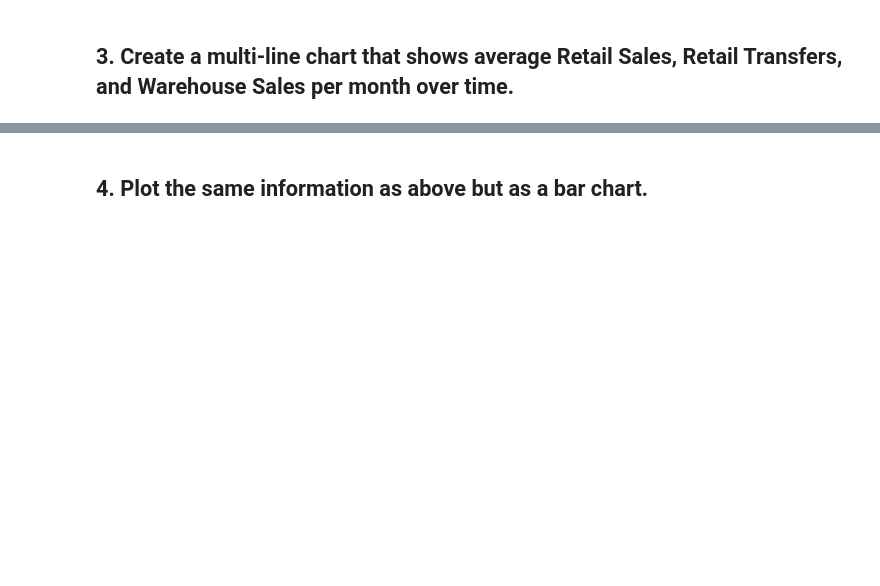
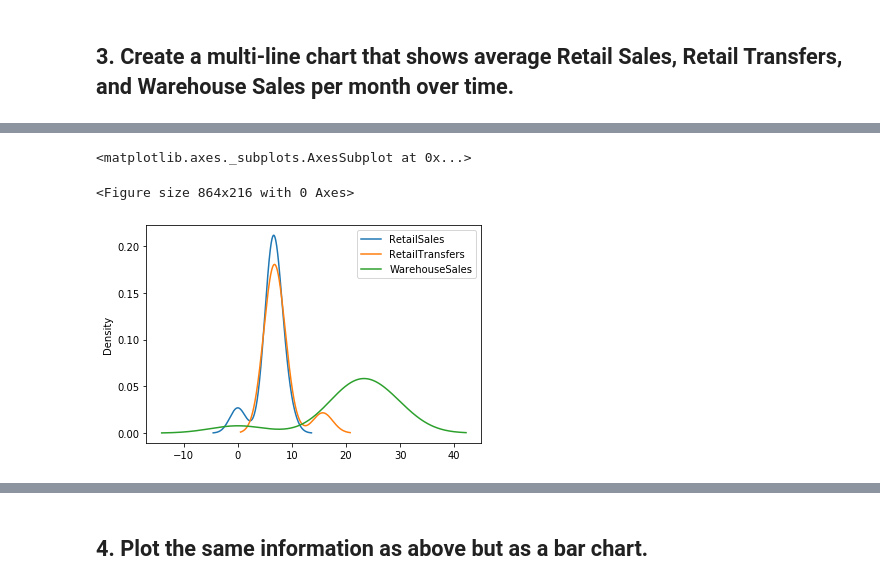
Before and after one commit to soledb94/datamad0320, a Jupyter notebook: module-2/lab-plotting-multiple-data-series/your-code/main.ipynb, the cells around one changed output, grey strips where cells are left out. Saved outputs shown, nothing was run; the diff lists cells and outputs as text; code cells hidden in the pictures; blank space fills up the shorter version.

```diff
--- a/module-2/lab-plotting-multiple-data-series/your-code/main.ipynb
+++ b/module-2/lab-plotting-multiple-data-series/your-code/main.ipynb
@@ -21,0 +47,3 @@ data.head()
+# %%
+chart2=chart2.groupby('Month').agg(lambda data: data.mean())
+chart2
@@ -21,0 +63,7 @@ data.head()
+# %%
+plt.figure(figsize=(12,3))
+chart2.plot(kind='kde')
+# %% [output]
+<matplotlib.axes._subplots.AxesSubplot at 0x...>
+<Figure size 864x216 with 0 Axes>
+[figure, added]
```
Also changed, not shown: parts of 16 cells of this notebook.
